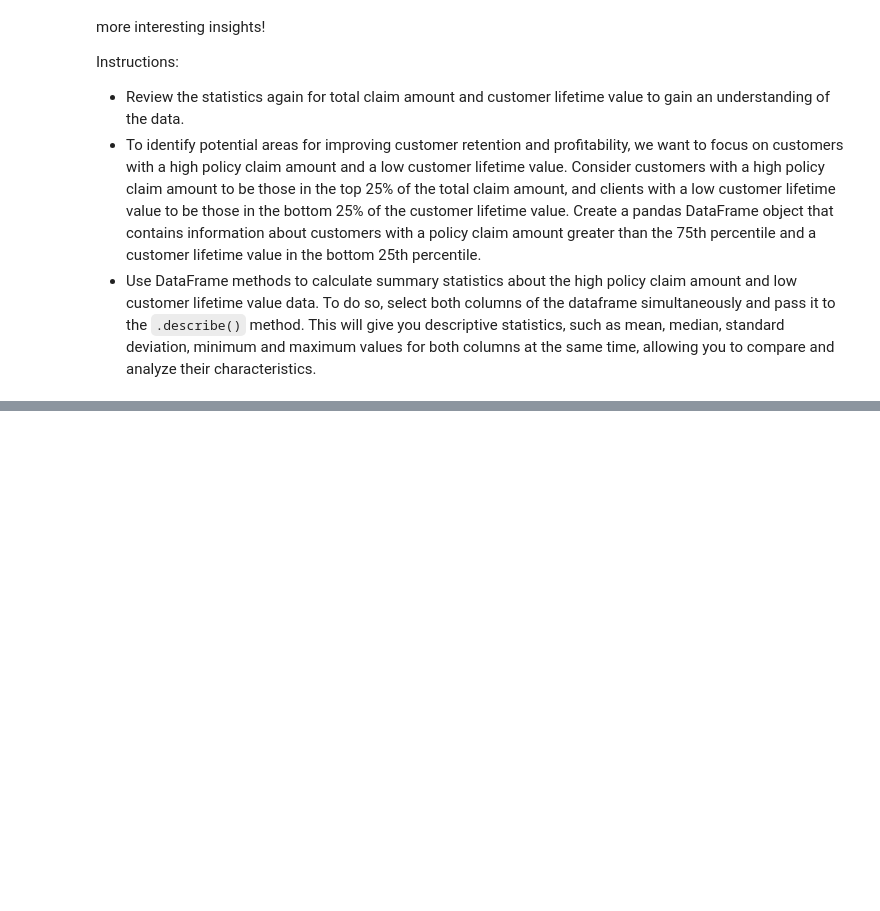
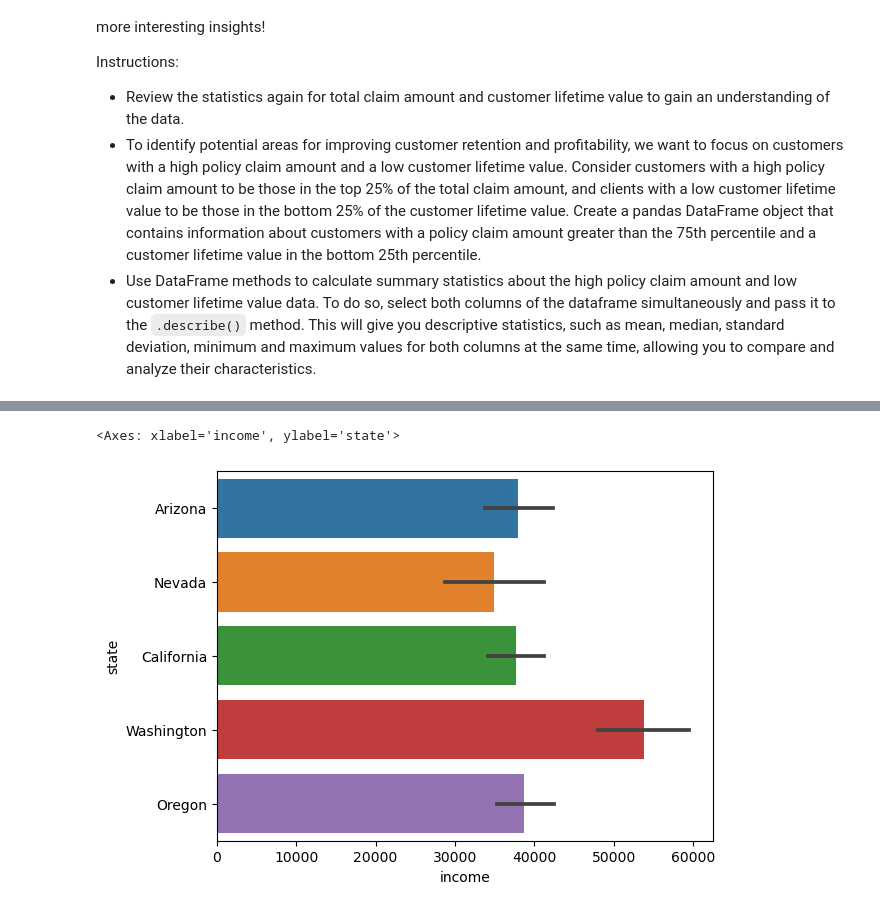
Before and after one commit to fer-nandes13/lab-dw-data-cleaning-and-formatting, a Jupyter notebook: lab-dw-data-cleaning-and-formatting.ipynb, the cells around one changed output, grey strips where cells are left out. Cells and saved outputs as stored; diff of their text form; code cells hidden in the pictures; blank space fills up the shorter version.

```diff
--- a/lab-dw-data-cleaning-and-formatting.ipynb
+++ b/lab-dw-data-cleaning-and-formatting.ipynb
@@ -360,0 +452,5 @@ Instructions:
+# %%
+sns.barplot(y="state", x="income",data=data_spec1)
+# %% [output]
+<Axes: xlabel='income', ylabel='state'>
+[figure, added]
```
Also changed, not shown: parts of 43 cells of this notebook.
